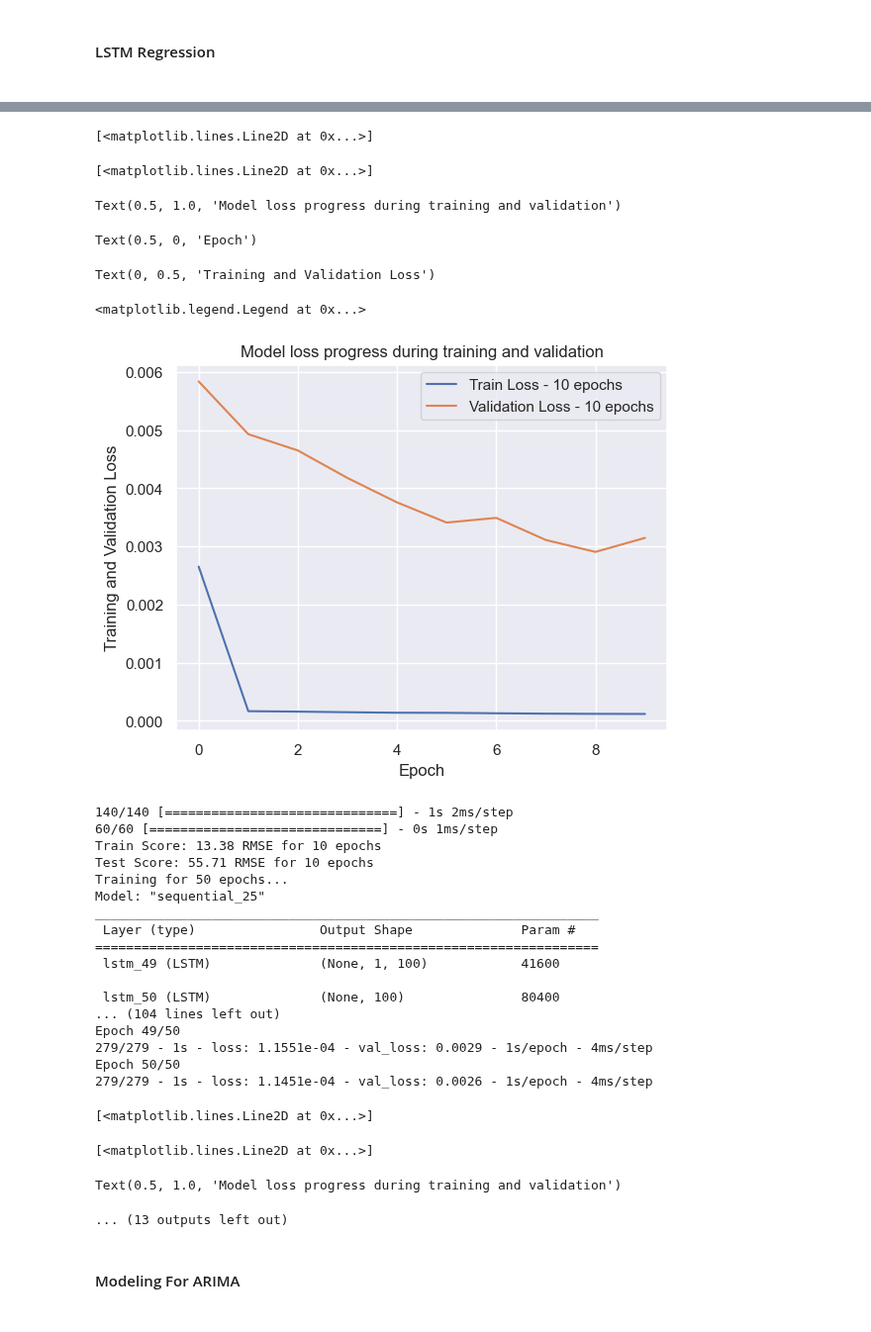
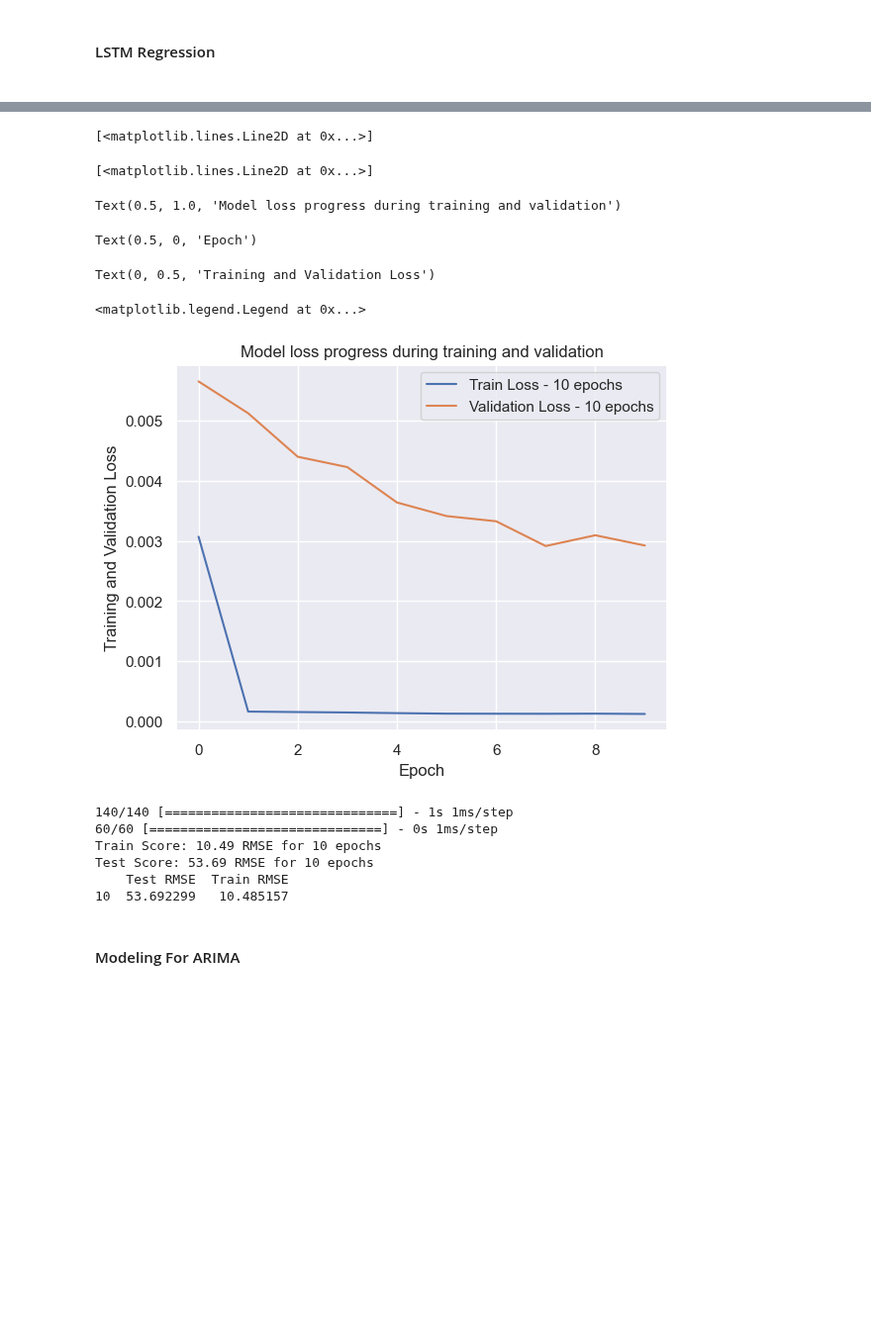
Before and after one commit to aloysiuswjw/Cost-Rate-Analysis, a Jupyter notebook: main_day2.ipynb, the cells around one changed output, grey strips where cells are left out. Shown at 99% size. Drawn from its saved outputs; the diff is of its cells as text; code cells hidden in the pictures; blank space fills up the shorter version.

```diff
--- a/main_month.ipynb
+++ b/main_day2.ipynb
@@ -305,7 +310,7 @@ testX, testY = create_dataset(test, look_back)
 trainX = np.reshape(trainX, (trainX.shape[0], 1, trainX.shape[1]))
 testX = np.reshape(testX, (testX.shape[0], 1, testX.shape[1]))
 
-epochs_list = [10, 50, 100]
+epochs_list = [10]
 
 rmse_results = {}
 
@@ -369,31 +374,16 @@ Epoch 10/10
 [<matplotlib.lines.Line2D at 0x...>]
 [<matplotlib.lines.Line2D at 0x...>]
 Text(0.5, 1.0, 'Model loss progress during training and validation')
 Text(0.5, 0, 'Epoch')
 Text(0, 0.5, 'Training and Validation Loss')
 <matplotlib.legend.Legend at 0x...>
-[figure, old version]
+[figure, new version]
-140/140 [==============================] - 1s 2ms/step
+140/140 [==============================] - 1s 1ms/step
 60/60 [==============================] - 0s 1ms/step
-Train Score: 13.38 RMSE for 10 epochs
-Test Score: 55.71 RMSE for 10 epochs
-Training for 50 epochs...
-Model: "sequential_25"
-_________________________________________________________________
- Layer (type)                Output Shape              Param #
-=================================================================
- lstm_49 (LSTM)              (None, 1, 100)            41600
-
- lstm_50 (LSTM)              (None, 100)               80400
-... (104 lines left out)
-Epoch 49/50
-279/279 - 1s - loss: 1.1551e-04 - val_loss: 0.0029 - 1s/epoch - 4ms/step
-Epoch 50/50
-279/279 - 1s - loss: 1.1451e-04 - val_loss: 0.0026 - 1s/epoch - 4ms/step
+Train Score: 10.49 RMSE for 10 epochs
+Test Score: 53.69 RMSE for 10 epochs
+    Test RMSE  Train RMSE
+10  53.692299   10.485157
-[<matplotlib.lines.Line2D at 0x...>]
-[<matplotlib.lines.Line2D at 0x...>]
-Text(0.5, 1.0, 'Model loss progress during training and validation')
-... (13 outputs left out)
 # %% [markdown]
 <h4>Modeling For ARIMA<h4>
 # %%
```
Also changed, not shown: parts of 13 cells of this notebook.
